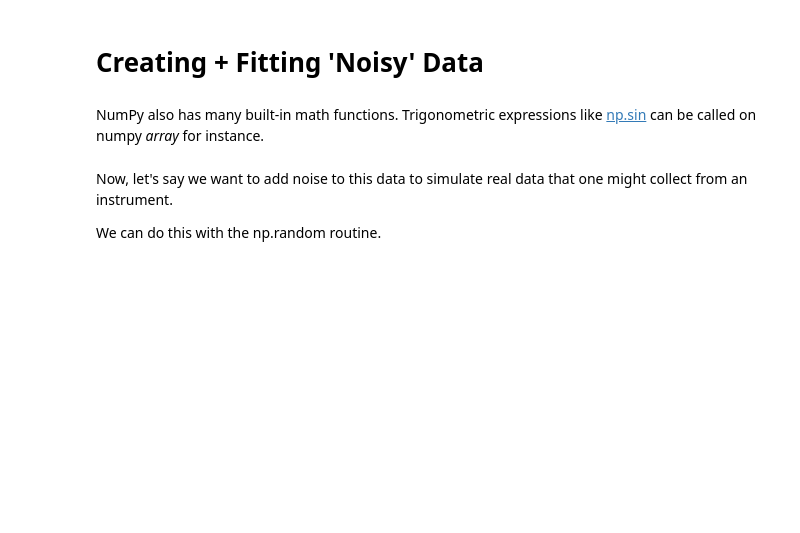
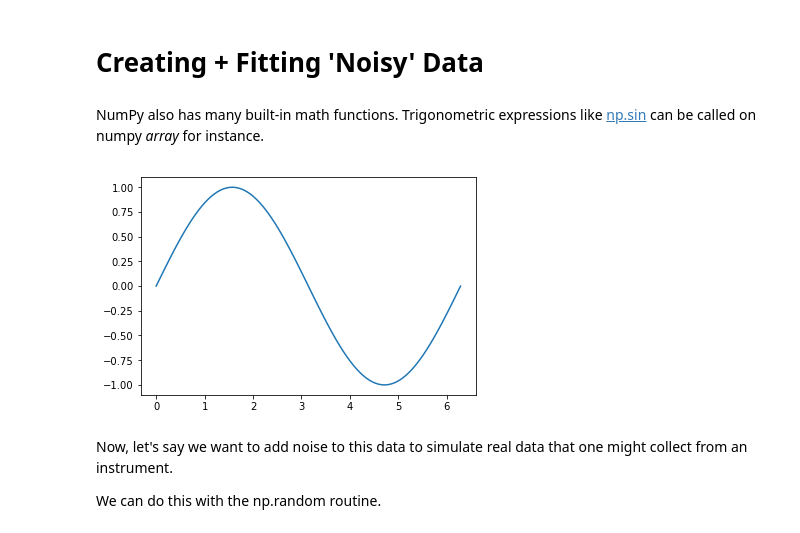
Before and after one commit to monadnoc/numpy_scipy_workshop_NU2019, a Jupyter notebook: Numpy_scipy_with_exercise_answers.ipynb, the cells around one changed output. Drawn from its saved outputs; the diff is of its cells as text; code cells hidden in the pictures; blank space fills up the shorter version.

```diff
--- a/Numpy_scipy_with_exercise_answers.ipynb
+++ b/Numpy_scipy_with_exercise_answers.ipynb
@@ -576,10 +785,12 @@ pl.show()
 # %% [markdown]
 NumPy also has many built-in math functions. Trigonometric expressions like [np.sin](https://docs.scipy.org/doc/numpy/reference/generated/numpy.sin.html) can be called on numpy *array* for instance.
 # %%
-x = np.linspace(0, 2*np.pi, 101) #array of 101 pts evenly spaced from 0 to 2pi
-y = np.sin(x) # apply trig sine function to array
-pl.plot(x, y) # plot
+t = np.linspace(0, 2*np.pi, 101) #array of 101 pts evenly spaced from 0 to 2pi
+y = np.sin(t) # apply trig sine function to array
+pl.plot(t, y) # plot
 pl.show()
+# %% [output]
+[figure, added]
 # %% [markdown]
 Now, let's say we want to add noise to this data to simulate real data that one might collect from an instrument.
 
```
Also changed, not shown: parts of 51 cells of this notebook.
